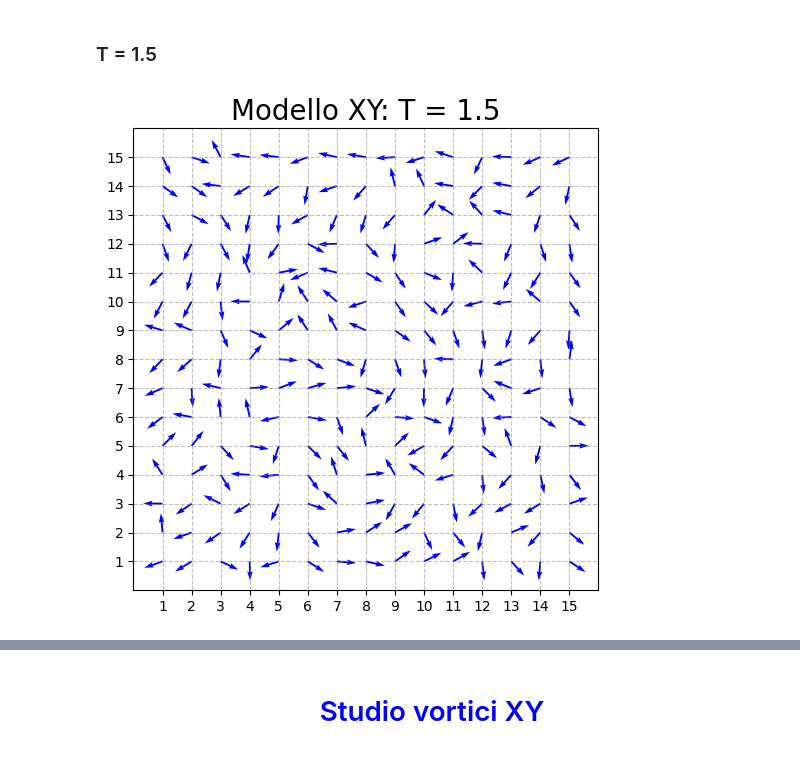
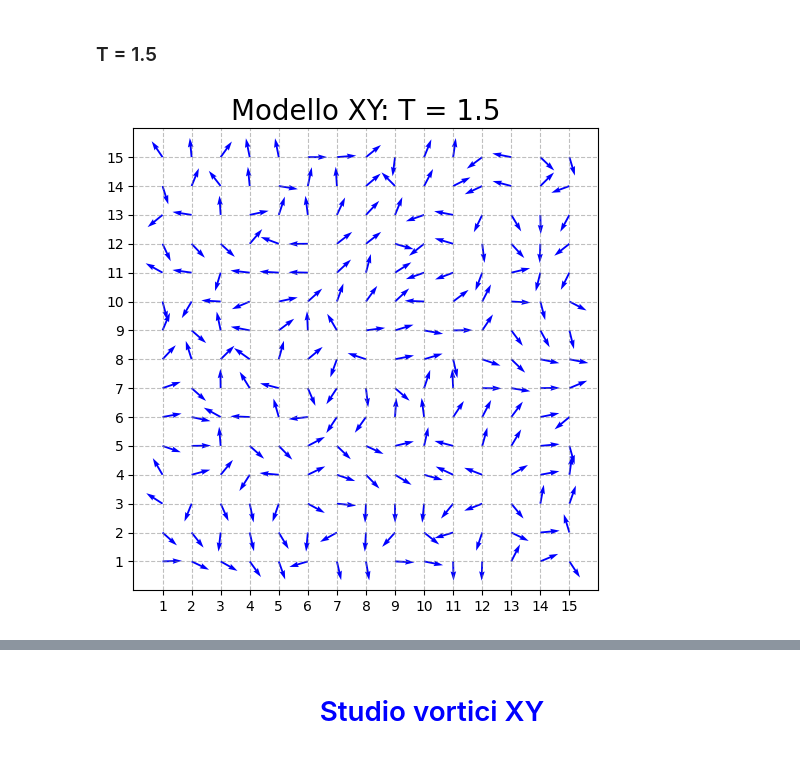
Before and after one commit to Negrini085/Simulazione-di-Materia-Condensata, a Jupyter notebook: Approfondimento/ModelloXY/analisi/confTeo.ipynb, the cells around one changed output, grey strips where cells are left out. Drawn from its saved outputs; the diff is of its cells as text; code cells hidden in the pictures.

```diff
--- a/Approfondimento/ModelloXY/analisi/confTeo.ipynb
+++ b/Approfondimento/ModelloXY/analisi/confTeo.ipynb
@@ -144,24 +69,24 @@ plt.show()
 ### T = 1.5
 # %%
 L = 15
-angles = np.loadtxt("obs/conf/conf_t1.5.out")
+angles = np.loadtxt("conf/conf_t1.5_size100.out")
 angles = angles[20:35, 20:35]
 
 
 
 x, y = np.meshgrid(np.arange(1, L+1), np.arange(1, L+1))
 
 u = np.cos(angles)
 v = np.sin(angles)
 
 plt.figure(figsize=(6,6))
 plt.quiver(x, y, u, v, angles='xy', scale_units='xy', scale=1.5, color='b')
 plt.xlim(0, L+1)
 plt.ylim(0, L+1)
 plt.xticks(range(1,L+1))
 plt.yticks(range(1,L+1))
 plt.grid(True, linestyle='--', alpha=0.5, color='gray')
 plt.title("Modello XY: T = 1.5", fontsize=20)
 plt.show()
 # %% [output]
-[figure, old version]
+[figure, new version]
```
Also changed, not shown: parts of 14 cells of this notebook, 15 other files.
